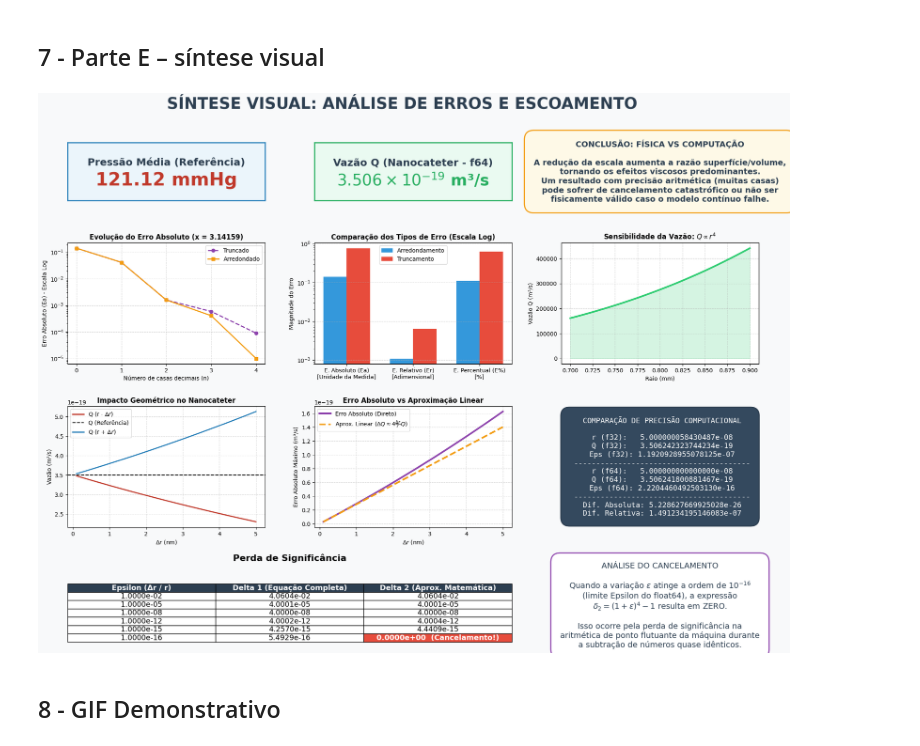
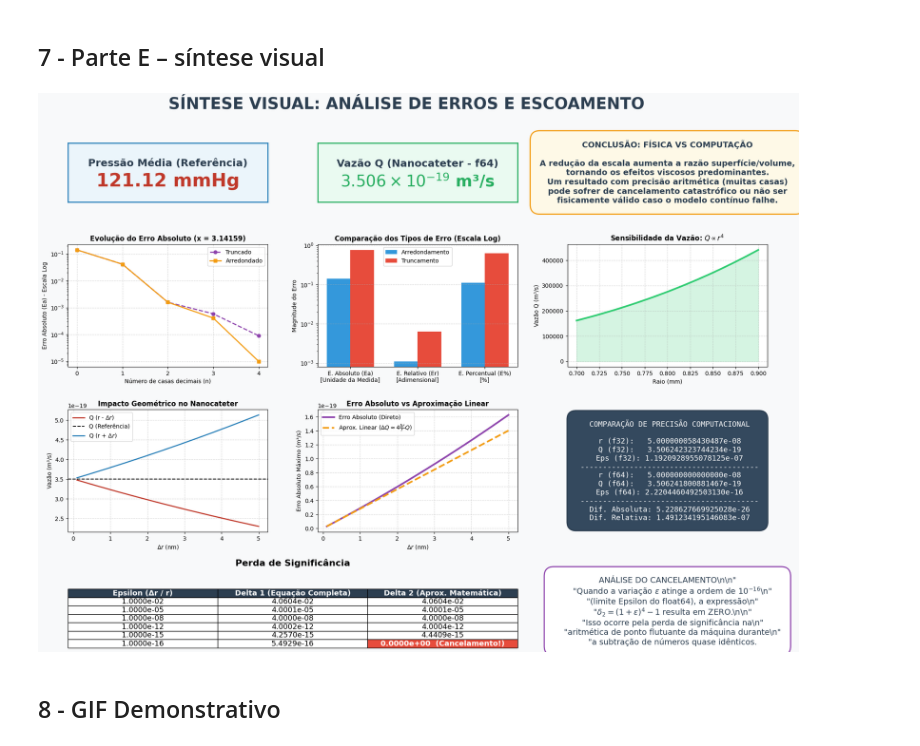
Before and after one commit to odamasceno/Calculo-Numerico, a Jupyter notebook: Atividade_prática_Versão_Final.ipynb, the cells around one changed output. Saved outputs shown, nothing was run; the diff lists cells and outputs as text; code cells hidden in the pictures.

```diff
--- a/Atividade_prática_Versão_Final.ipynb
+++ b/Atividade_prática_Versão_Final.ipynb
@@ -657,36 +657,36 @@ table_data = [
 # A propriedade bbox ajusta a tabela e não engole o título
 table = ax_p7.table(cellText=table_data, colLabels=col_labels, loc='center', cellLoc='center', bbox=[0, 0, 1, 0.8])
 table.auto_set_font_size(False)
 table.set_fontsize(13)
 
 for (row, col), cell in table.get_celld().items():
     if row == 0:
         cell.set_facecolor('#2C3E50')
         cell.set_text_props(color='white', weight='bold')
     elif row == 6 and col == 2:
         cell.set_facecolor('#E74C3C')
         cell.set_text_props(color='white', weight='bold')
 
 # Análise do Cancelamento
 ax_p8 = fig.add_subplot(gs[3, 2])
 ax_p8.axis('off')
 texto_tabela = (
-    "ANÁLISE DO CANCELAMENTO\n\n"
+    r"""ANÁLISE DO CANCELAMENTO\n\n"
     "Quando a variação $\epsilon$ atinge a ordem de $10^{-16}$\n"
     "(limite Epsilon do float64), a expressão\n"
     "$\delta_2 = (1 + \epsilon)^4 - 1$ resulta em ZERO.\n\n"
     "Isso ocorre pela perda de significância na\n"
     "aritmética de ponto flutuante da máquina durante\n"
-    "a subtração de números quase idênticos."
+    "a subtração de números quase idênticos."""
 )
 ax_p8.text(0.5, 0.5, texto_tabela, fontsize=14, ha='center', va='center', color='#2C3E50',
            bbox=dict(boxstyle="round,pad=1.2", facecolor='white', edgecolor='#8E44AD', lw=2))
 
 # Renderiza e Salva
 plt.savefig('sintese_visual_final.png', dpi=100, bbox_inches='tight')
 plt.show()
 # %% [output]
-[figure, old version]
+[figure, new version]
 # %% [markdown]
 ## 8 - GIF Demonstrativo
 # %%
```
